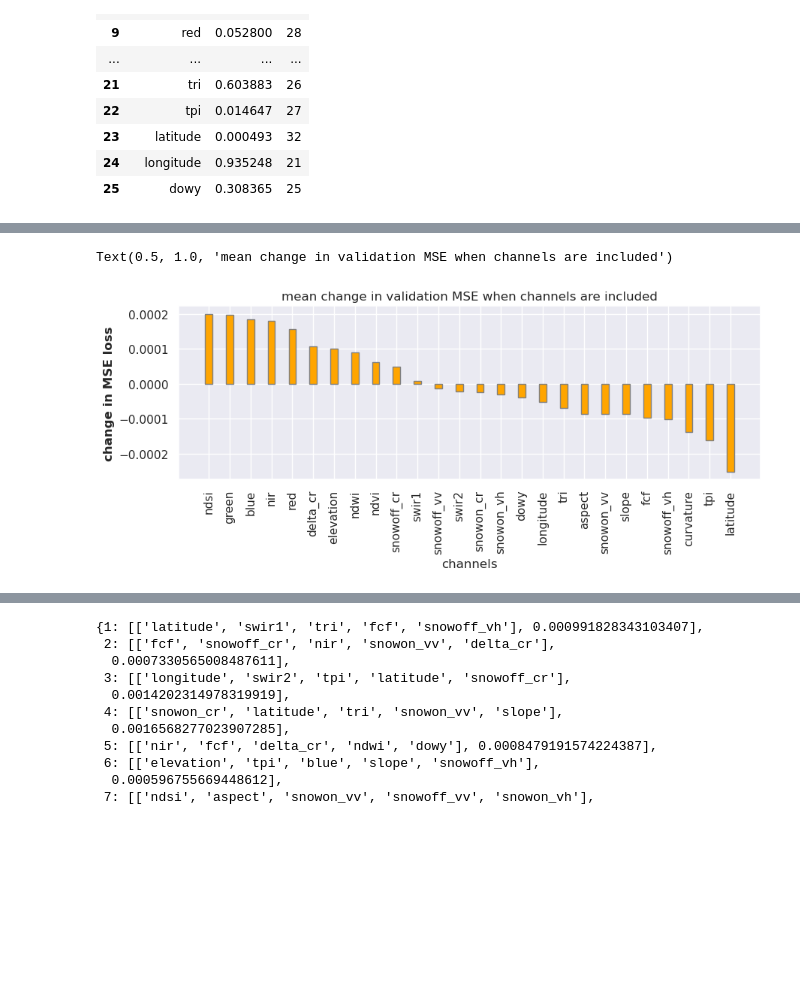
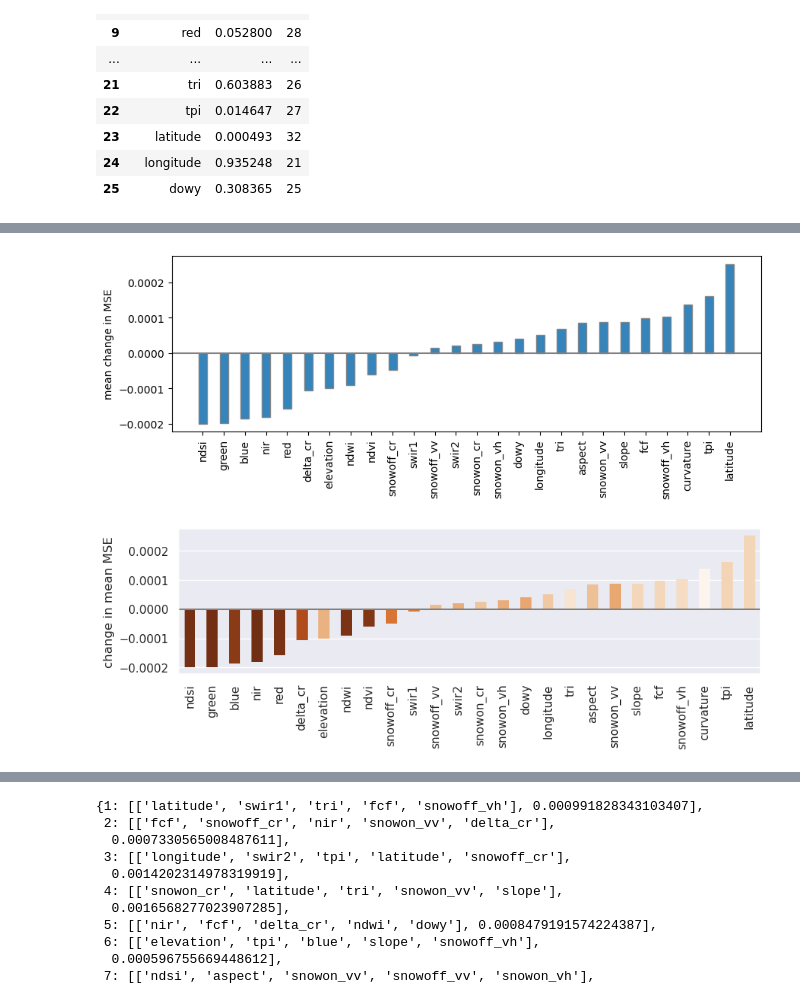
Before and after one commit to geo-smart/deep-snow, a Jupyter notebook: notebooks/train_val_test/check_pickle_montecarlo.ipynb, the cells around one changed output, grey strips where cells are left out. Drawn from its saved outputs; the diff is of its cells as text; code cells hidden in the pictures; blank space fills up the shorter version.

```diff
--- a/notebooks/train_val_test/check_pickle_montecarlo.ipynb
+++ b/notebooks/train_val_test/check_pickle_montecarlo.ipynb
@@ -39,6 +39,7 @@ all_input_channels = [
 # %%
 val_channel_performance = {}
 all_values = {}
+val_w_stdev_list = []
 for channel in all_input_channels:
     val_loss_w_channel = []
     val_loss_wo_channel = []
@@ -47,16 +48,18 @@ for channel in all_input_channels:
             val_loss_w_channel.append(experiment_data[trial][1])
         else:
             val_loss_wo_channel.append(experiment_data[trial][1])
-    val_loss_diff = np.mean(val_loss_wo_channel) - np.mean(val_loss_w_channel)
+    val_loss_diff = np.mean(val_loss_w_channel) - np.mean(val_loss_wo_channel)
+    val_w_stdev_list.append(np.std(val_loss_w_channel))
     val_channel_performance[channel] = val_loss_diff
     all_values[channel] = [val_loss_w_channel, val_loss_wo_channel]
 
 df = pd.DataFrame({
     'channels': val_channel_performance.keys(),
-    'val_loss_diff': val_channel_performance.values()
+    'val_loss_diff': val_channel_performance.values(),
+    'val_w_stdev':val_w_stdev_list
 })
 
-df_summary = df.sort_values('val_loss_diff', ascending=False)
+df_summary = df.sort_values('val_loss_diff', ascending=True)
 # %%
 # Find the maximum length of the lists
 max_len = max(max(len(lst) for lst in metrics) for metrics in all_values.values())
@@ -132,0 +174,19 @@ plt.tight_layout()
+# %%
+# Melt the DataFrame
+df_melted = pd.melt(df, id_vars=['channel'], value_vars=['val_mse_w', 'val_mse_wo'], var_name='metric', value_name='value')
+
+sns.set_theme()
+
+# Create subplots
+f, ax = plt.subplots(nrows=1, ncols=1, figsize=(10, 5))
+
+# Violin plot with split
+sns.violinplot(x='channel', y='value', hue='metric', inner='quart', linewidth=0.1, gap=0.2, data=df_melted, order=sorted_columns, split=True, ax=ax)
+#ax.set_title('Validation Performance with and without Channel')
+ax.set_ylabel('MSE')
+ax.set_xlabel('')
+ax.tick_params(axis='x', rotation=90)
+ax.set_ylim(None, None)
+
+# Adjust layout
+plt.tight_layout()
@@ -133,17 +214,36 @@ plt.tight_layout()
 # %%
 # Set the position of the bars on the x-axis
-bar_width = 0.35
+bar_width = 0.4
 r1 = np.arange(len(df_summary['channels']))
 
 # Create the plot
 fig, ax = plt.subplots(figsize=(10, 3))
-ax.bar(r1, df_summary['val_loss_diff'], color='orange', width=bar_width, edgecolor='grey', label='change in validation MSE')
+ax.bar(r1, df_summary['val_loss_diff'], width=bar_width, edgecolor='grey', alpha=0.9)
 # Add labels
-ax.set_xlabel('channels')
+ax.set_xlabel('')
 ax.set_xticks([r for r in range(len(df_summary['channels']))])
 ax.set_xticklabels(df_summary['channels'], rotation=90)
-ax.set_ylabel('change in MSE loss', fontweight='bold')
-ax.set_title('mean change in validation MSE when channels are included')
+ax.set_ylabel('mean change in MSE')
+ax.axhline(0, c='grey')
+#ax.set_title('mean change in validation MSE when channels are included')
+plt.savefig('../../figs/monte_carlo_MSE_change.png', dpi=300)
 # %% [output]
-Text(0.5, 1.0, 'mean change in validation MSE when channels are included')
-[figure, old version]
+[figure, new version]
+# %%
+sns.set_theme()
+# Create the plot
+fig, ax = plt.subplots(figsize=(10, 2.5))
+sns.barplot(x='channels', y='val_loss_diff', hue='val_w_stdev', palette='Oranges_r', data=df_summary, linewidth=0, legend=False, width=0.5)
+
+# Add labels
+ax.set_xlabel('')
+ax.set_xticks([r for r in range(len(df_summary['channels']))])
+ax.set_xticklabels(df_summary['channels'], rotation=90)
+ax.set_ylabel('change in mean MSE')
+ax.axhline(0, c='grey')
+# ax.set_title('mean change in validation MSE when channels are included')
+
+# Save the plot
+plt.savefig('../../figs/monte_carlo_MSE_change.png', dpi=300)
+# %% [output]
+[figure, added]
```
Also changed, not shown: parts of 7 cells of this notebook, 7 other files.
